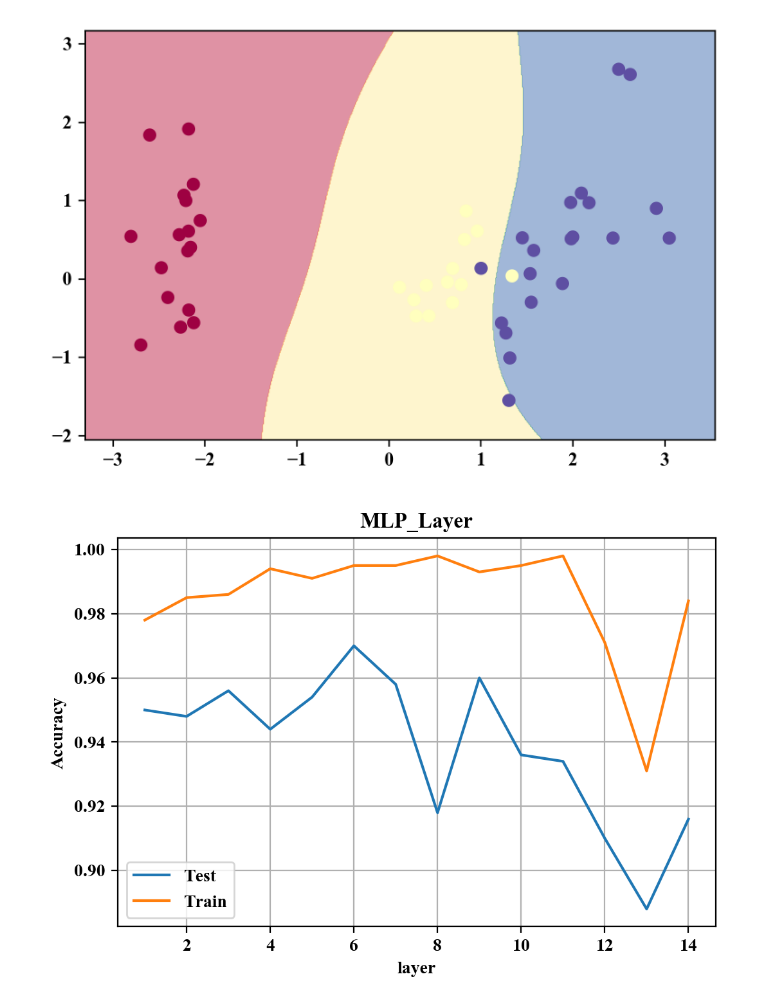
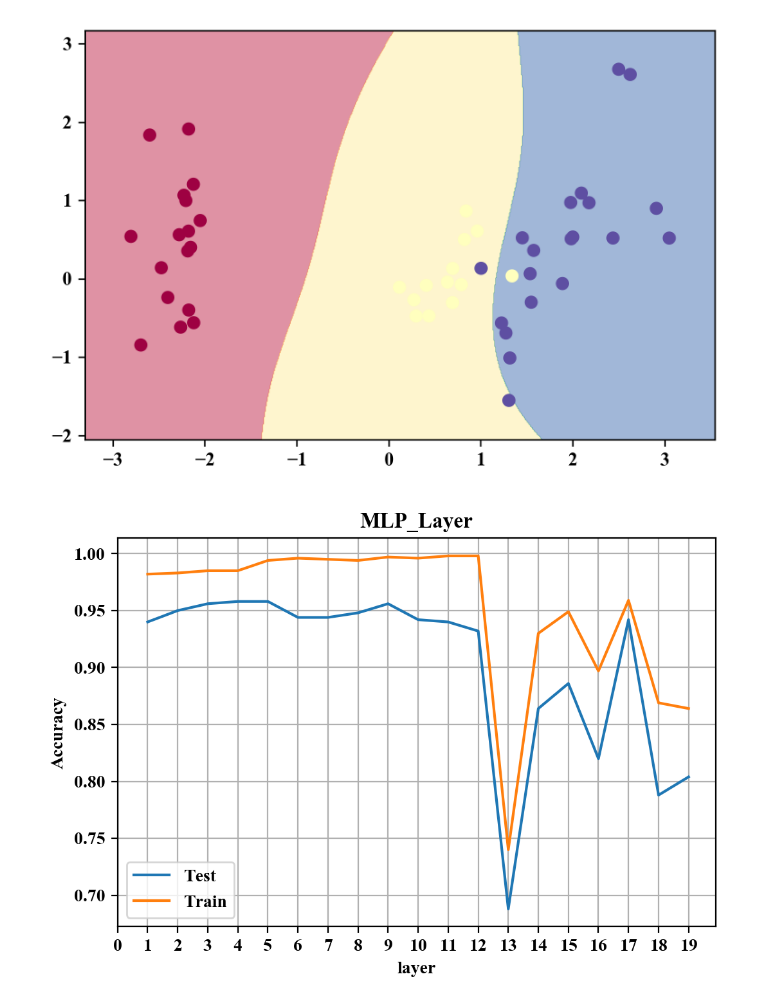
Before and after one commit to Time-Magic/Traning_code, a Jupyter notebook: report_iris_randomtrees.ipynb, the cells around one changed output. Cells and saved outputs as stored; diff of their text form; code cells hidden in the pictures.

```diff
--- a/report_iris_randomtrees.ipynb
+++ b/report_iris_randomtrees.ipynb
@@ -299,26 +299,28 @@ plot_area(x_train,x_test,y_test,lambda x:clf.predict(x))
 # %%
 from matplotlib import pyplot as plt
 from likefunctions import mlp_layer_random_100
 import numpy as np
-C=[i for i in range(1,15,1)]
+C=[i for i in range(1,20,1)]
+xticks=range(20)
 result=[]
 result_train=[]
 for i in C:
     accuracy,accuracy_train=mlp_layer_random_100(L=i)
     result.append(accuracy.mean())
     result_train.append(accuracy_train.mean())
 plt.rc('font',family='Times New Roman')
 plt.figure(dpi=200)
 plt.plot(C,result)
 plt.plot(C,result_train)
 plt.legend(['Test','Train'])
 plt.xlabel('layer')
 plt.ylabel('Accuracy')
 plt.title('MLP_Layer')
+plt.xticks(xticks)
 plt.grid(b=True)
 plt.show()
 # %% [output]
-[figure, old version]
+[figure, new version]
 # %%
 from likefunctions import plot_area,spl_and_Std
 from sklearn.neural_network import MLPClassifier
```
Also changed, not shown: parts of 3 cells of this notebook, 1 other file.
